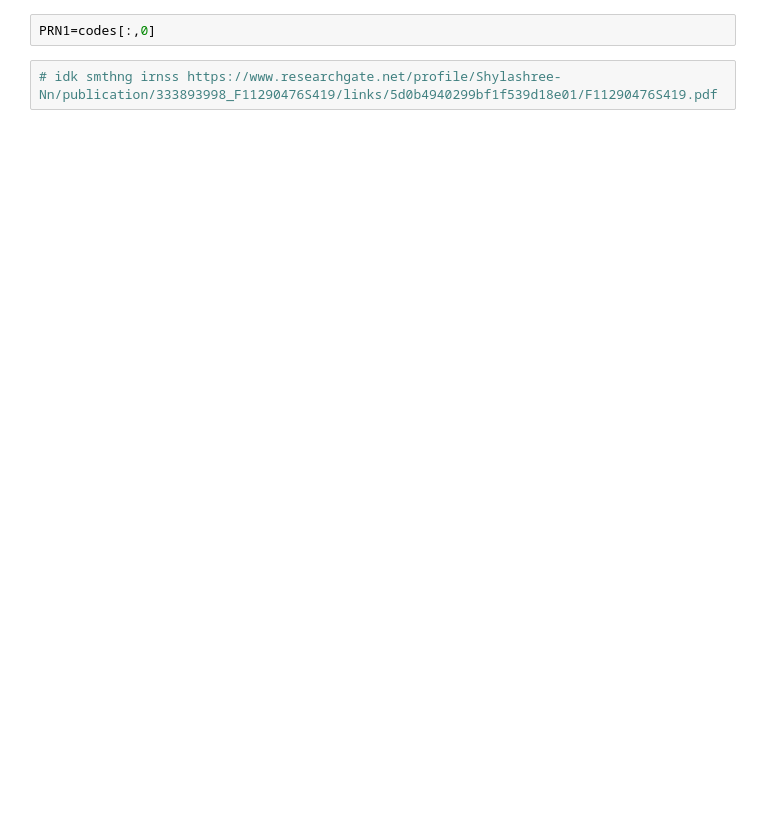
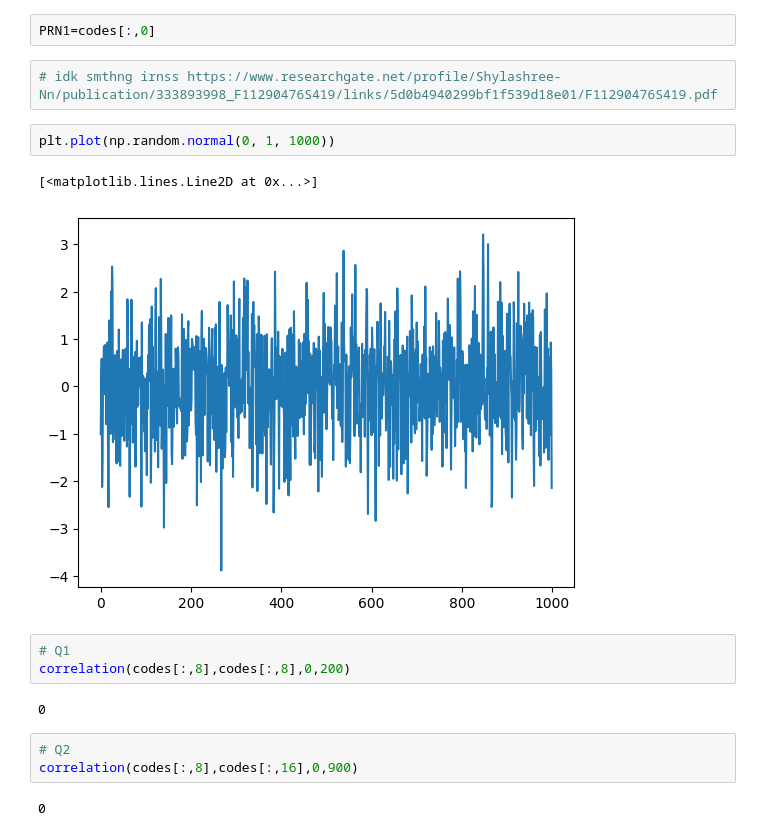
Before and after one commit to lyrickhare/AE410GNSS, a Jupyter notebook: test.ipynb, the cells around one changed output. Drawn from its saved outputs; the diff is of its cells as text; blank space fills up the shorter version.

```diff
--- a/test.ipynb
+++ b/test.ipynb
@@ -24,3 +26,18 @@ correlation(codes[:,0],codes[:,1])
 PRN1=codes[:,0]
 # %%
 # idk smthng irnss https://www.researchgate.net/profile/Shylashree-Nn/publication/333893998_F11290476S419/links/5d0b4940299bf1f539d18e01/F11290476S419.pdf
+# %%
+plt.plot(np.random.normal(0, 1, 1000))
+# %% [output]
+[<matplotlib.lines.Line2D at 0x...>]
+[figure, added]
+# %%
+# Q1
+correlation(codes[:,8],codes[:,8],0,200)
+# %% [output]
+0
+# %%
+# Q2
+correlation(codes[:,8],codes[:,16],0,900)
+# %% [output]
+0
```
Also changed, not shown: parts of 4 cells of this notebook.
